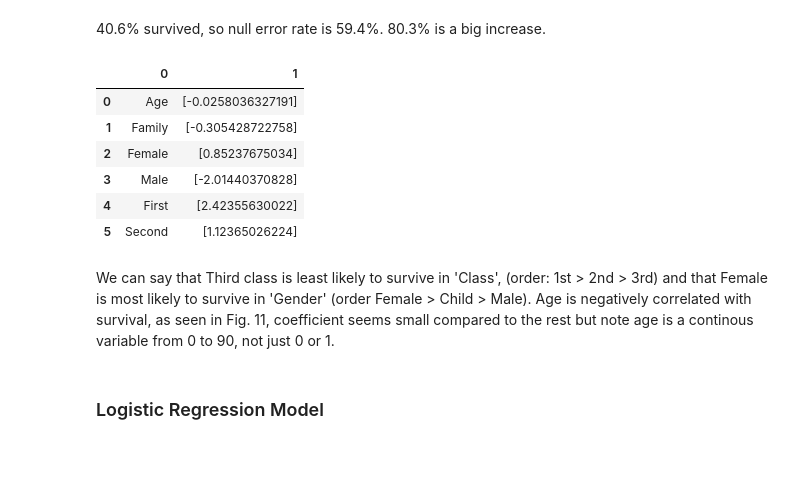
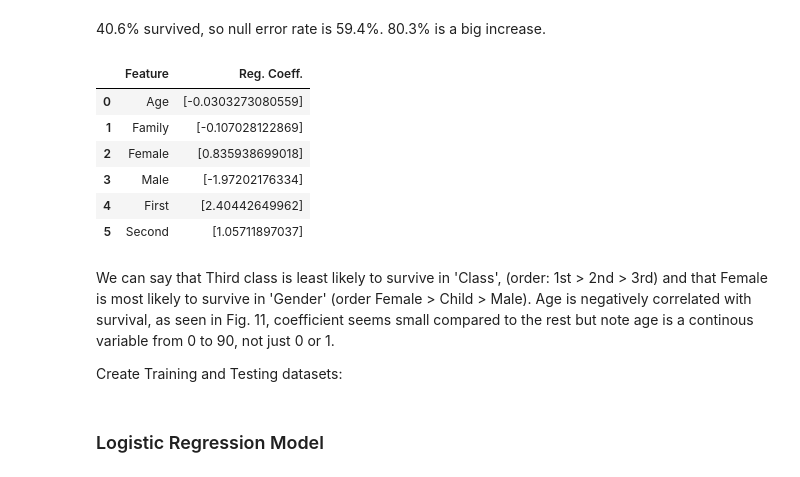
Before and after one commit to RyanSCodes/Titanic-Project, a Jupyter notebook: Titanic-Project-ML.ipynb, the cells around one changed output. Drawn from its saved outputs; the diff is of its cells as text; code cells hidden in the pictures.

```diff
--- a/Titanic-Project-ML.ipynb
+++ b/Titanic-Project-ML.ipynb
@@ -133,17 +130,20 @@ Y.mean()
 40.6% survived, so null error rate is 59.4%. 80.3% is a big increase.
 # %%
 coeff_df = pd.DataFrame(zip(df.columns, np.transpose(log_reg.coef_)))
+coeff_df.columns = ['Feature', 'Reg. Coeff.']
 coeff_df
 # %% [output]
-|  | 0 | 1 |
-| 0 | Age | [-0.0258036327191] |
-| 1 | Family | [-0.305428722758] |
-| 2 | Female | [0.85237675034] |
-| 3 | Male | [-2.01440370828] |
-| 4 | First | [2.42355630022] |
-| 5 | Second | [1.12365026224] |
+|  | Feature | Reg. Coeff. |
+| 0 | Age | [-0.0303273080559] |
+| 1 | Family | [-0.107028122869] |
+| 2 | Female | [0.835938699018] |
+| 3 | Male | [-1.97202176334] |
+| 4 | First | [2.40442649962] |
+| 5 | Second | [1.05711897037] |
 # %% [markdown]
 We can say that Third class is least likely to survive in 'Class', (order: 1st > 2nd > 3rd) and that Female is most likely to survive in 'Gender' (order Female > Child > Male). Age is negatively correlated with survival, as seen in Fig. 11, coefficient seems small compared to the rest but note age is a continous variable from 0 to 90, not just 0 or 1.
+
+Create Training and Testing datasets:
 # %%
 X_train, X_test, Y_train, Y_test = train_test_split(df, Y)
 # %% [markdown]
```
Also changed, not shown: parts of 6 cells of this notebook, 2 other files.
